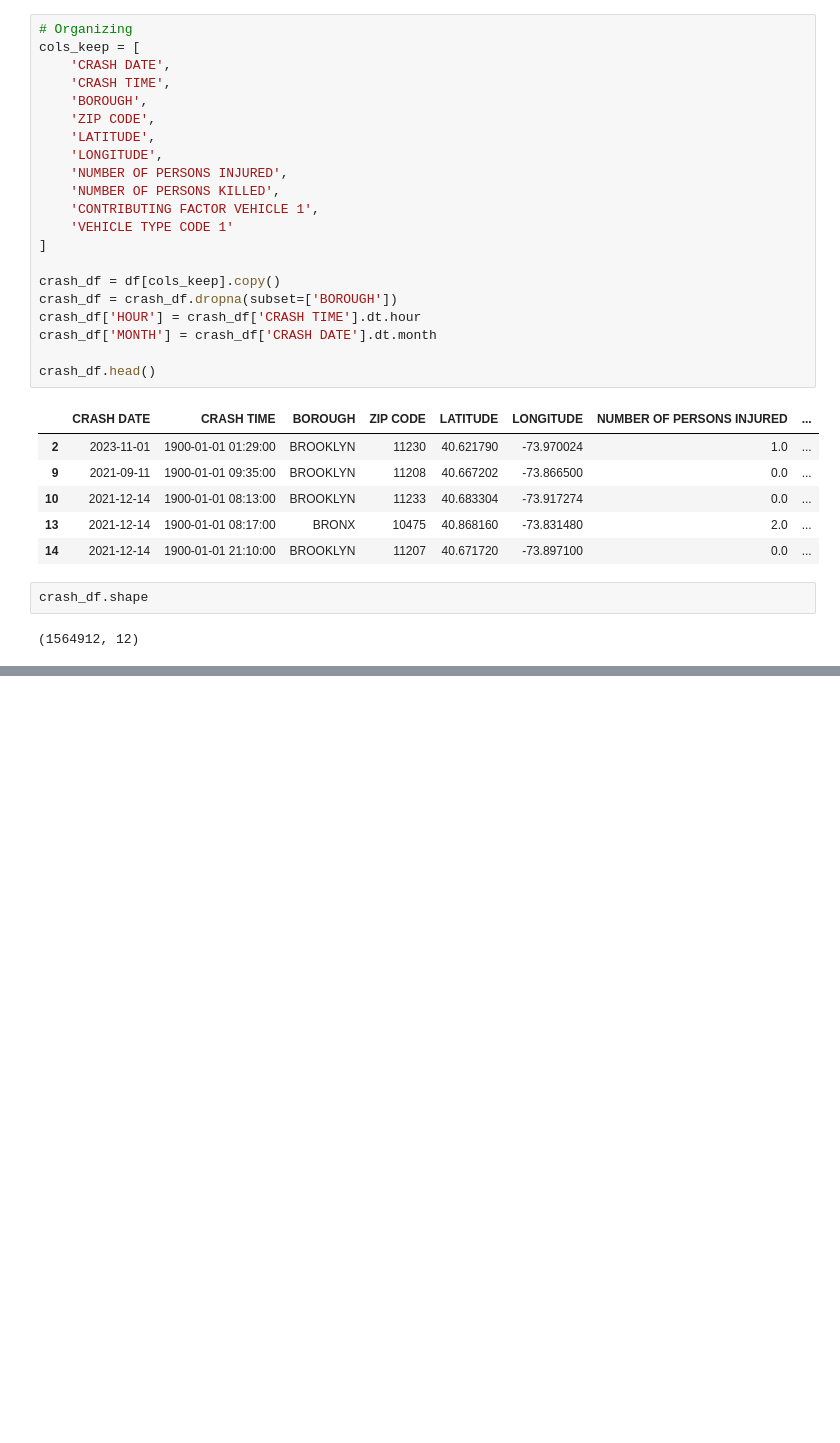
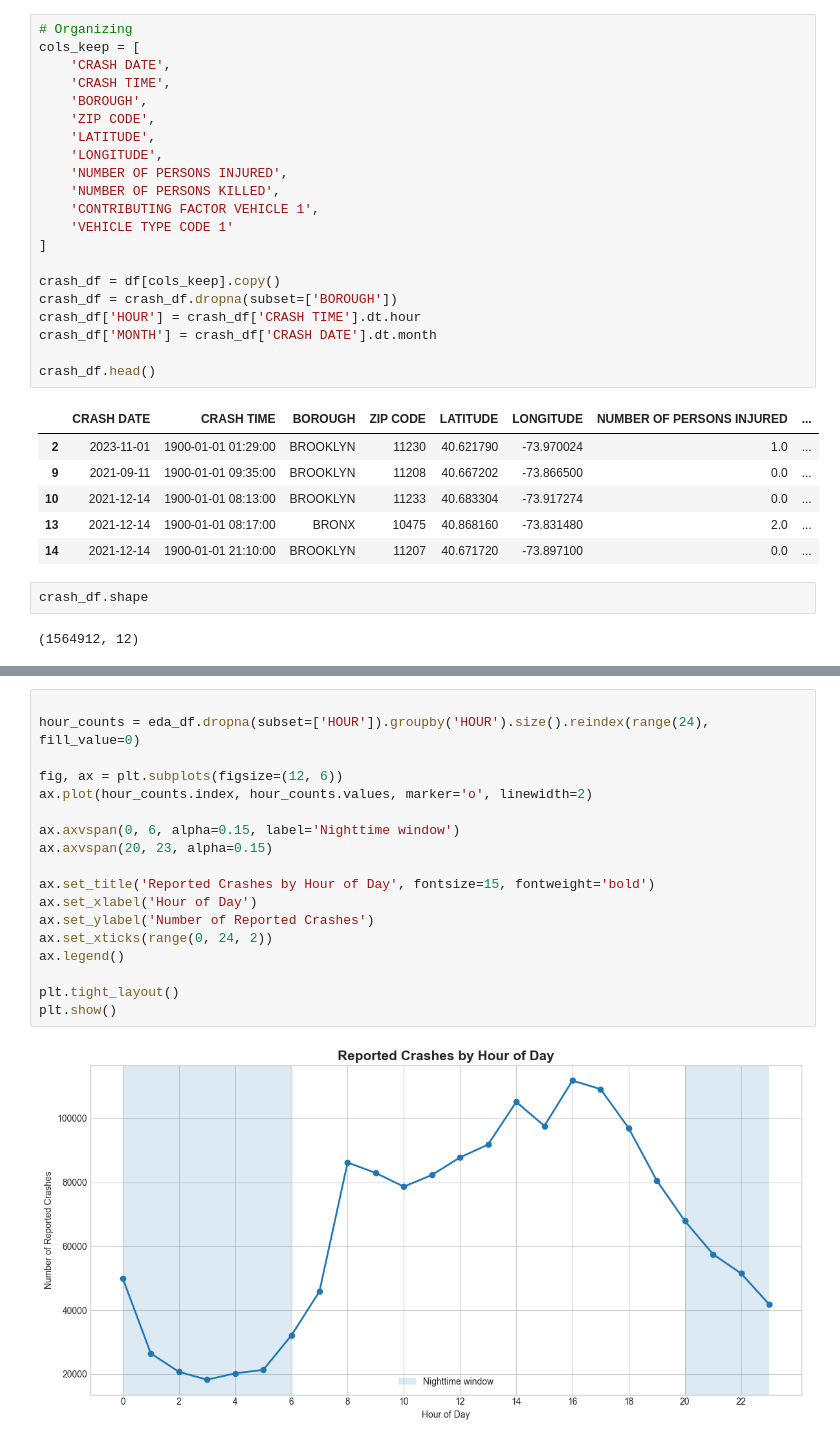
Before and after one commit to eadedeji8/320_Group_Project, a Jupyter notebook: crashes.ipynb, the cells around one changed output, grey strips where cells are left out. Drawn from its saved outputs; the diff is of its cells as text; blank space fills up the shorter version.

```diff
--- a/crashes.ipynb
+++ b/crashes.ipynb
@@ -204,0 +280,20 @@ t-statistic: nan, p-value: nan
+# %%
+
+hour_counts = eda_df.dropna(subset=['HOUR']).groupby('HOUR').size().reindex(range(24), fill_value=0)
+
+fig, ax = plt.subplots(figsize=(12, 6))
+ax.plot(hour_counts.index, hour_counts.values, marker='o', linewidth=2)
+
+ax.axvspan(0, 6, alpha=0.15, label='Nighttime window')
+ax.axvspan(20, 23, alpha=0.15)
+
+ax.set_title('Reported Crashes by Hour of Day', fontsize=15, fontweight='bold')
+ax.set_xlabel('Hour of Day')
+ax.set_ylabel('Number of Reported Crashes')
+ax.set_xticks(range(0, 24, 2))
+ax.legend()
+
+plt.tight_layout()
+plt.show()
+# %% [output]
+[figure, added]
```
Also changed, not shown: parts of 31 cells of this notebook.
